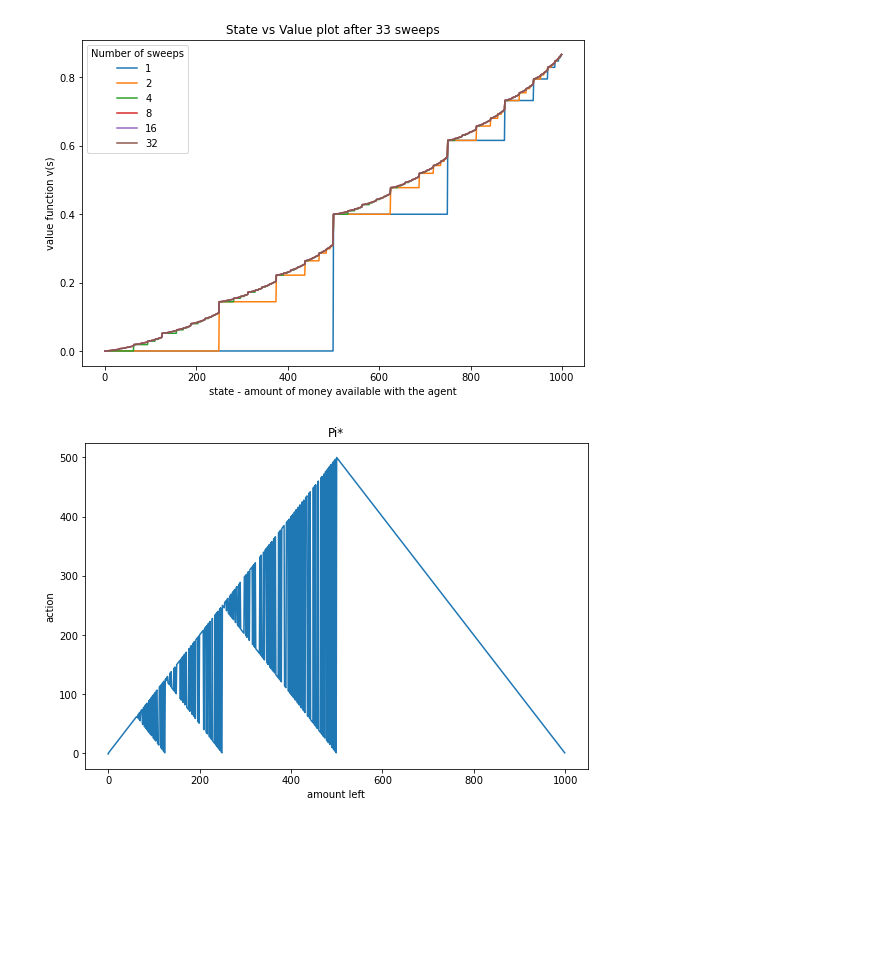
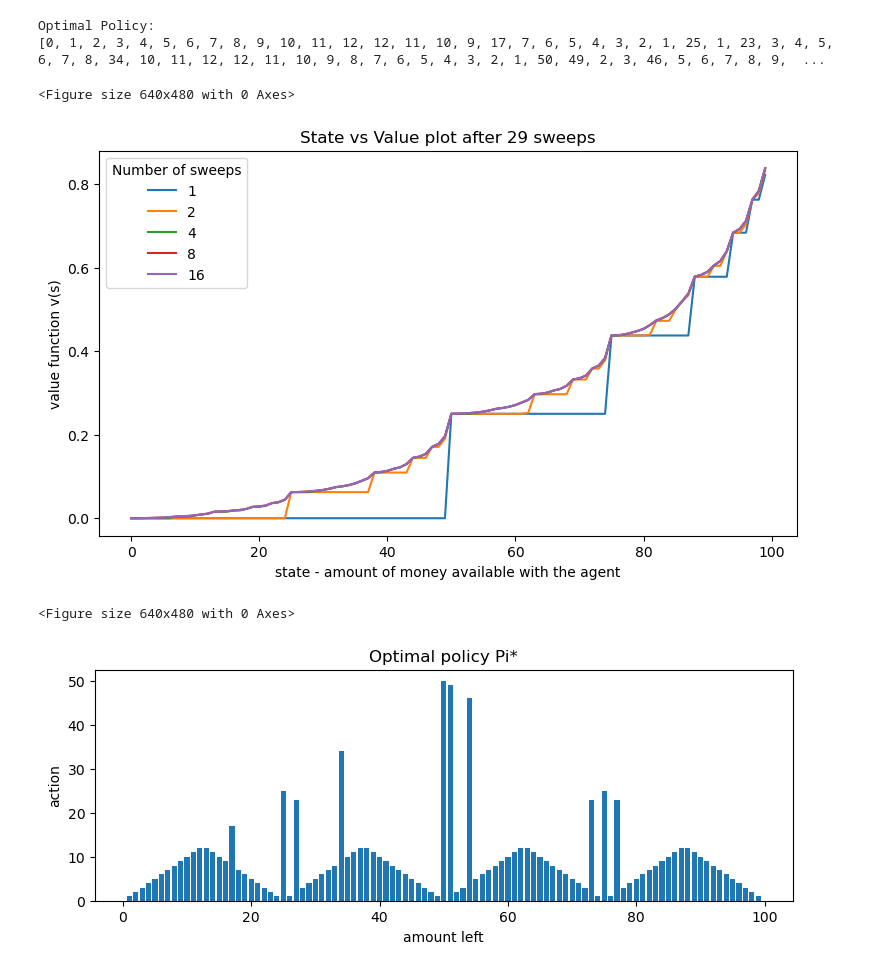
Before and after one commit to advaitvd/gamblers-problem, a Jupyter notebook: gamblers-problem.ipynb, the cells around one changed output. Cells and saved outputs as stored; diff of their text form; code cells hidden in the pictures; blank space fills up the shorter version.

```diff
--- a/gamblers-problem.ipynb
+++ b/gamblers-problem.ipynb
@@ -75,55 +100,43 @@ def get_optimal_policy(action,
 # %%
-target_amount = 1000
-ph = 0.4
-delta = 1e10
-theta = 1e-20
-gamma = 0.9
-sweeps = 0
-
-# Initialize
-action, state, value, reward = init(target_amount=target_amount)
-
-# Value iteration algorithm
-value, sweeps, values = run(action,
-                    state,
-                    value,
-                    reward,
-                    ph=ph,
-                    delta=delta,
-                    theta=theta,
-                    gamma=gamma)
-
-# Optimal Policy
-pi = get_optimal_policy(action,
-                        state,
-                        value,
-                        reward,
-                        target_amount=target_amount,
-                        ph=ph,
-                        gamma=gamma,
-                        resolve_clash='first')
+target_amount = 100
+ph = 0.25
+theta = 1e-50
+gamma = 1
+resolve_clash='first'
+pi, value, values, sweeps = solve(target_amount=target_amount,
+                                  ph=ph,
+                                  theta=theta,
+                                  gamma=gamma,
+                                  resolve_clash=resolve_clash)
+# %% [output]
+Optimal Policy:
+[0, 1, 2, 3, 4, 5, 6, 7, 8, 9, 10, 11, 12, 12, 11, 10, 9, 17, 7, 6, 5, 4, 3, 2, 1, 25, 1, 23, 3, 4, 5, 6, 7, 8, 34, 10, 11, 12, 12, 11, 10, 9, 8, 7, 6, 5, 4, 3, 2, 1, 50, 49, 2, 3, 46, 5, 6, 7, 8, 9,  ...
 # %%
 leg = []
 i = 1
-plt.figure(figsize=(9,6))
+plt.clf()
+plt.figure(figsize=(9,5))
 while i<len(values):
     leg += [str(i)]
     plt.plot(values[i-1][:-1])
     i *= 2
 
 plt.legend(leg, title='Number of sweeps')
 plt.xlabel("state - amount of money available with the agent")
 plt.ylabel("value function v(s)")
 plt.title(f"State vs Value plot after {sweeps} sweeps")
 plt.show();
 # %% [output]
+<Figure size 640x480 with 0 Axes>
-[figure, old version]
+[figure, new version]
 # %%
-plt.figure(figsize=(9,6))
-plt.plot(pi)
+plt.clf()
+plt.figure(figsize=(9,3))
+plt.bar(range(1, len(pi)), pi[1:])
 plt.xlabel('amount left')
 plt.ylabel('action')
-plt.title('Pi*')
+plt.title('Optimal policy Pi*')
 plt.show();
 # %% [output]
+<Figure size 640x480 with 0 Axes>
-[figure, old version]
+[figure, new version]
```
Also changed, not shown: parts of 1 cell of this notebook.
